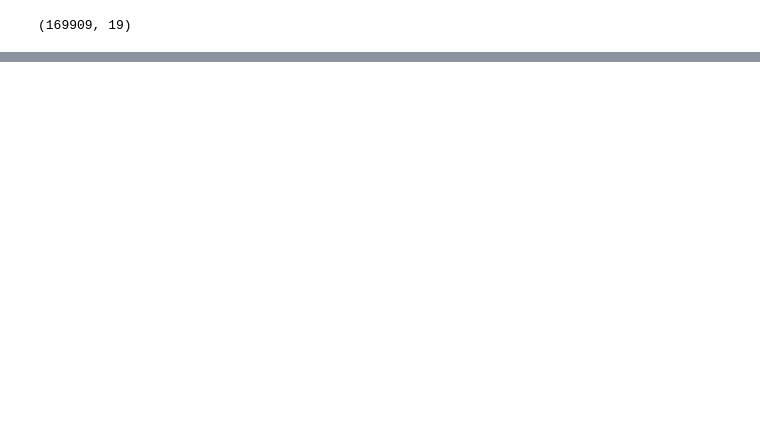
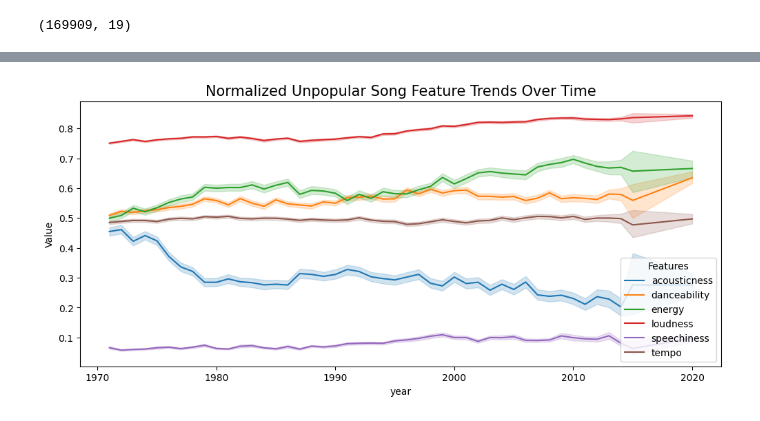
Before and after one commit to yt1653/1018_time_series_project, a Jupyter notebook: arima.ipynb, the cells around one changed output, grey strips where cells are left out. Cells and saved outputs as stored; diff of their text form; code cells hidden in the pictures; blank space fills up the shorter version.

```diff
--- a/arima.ipynb
+++ b/arima.ipynb
@@ -17,0 +112,15 @@ df.shape
+# %%
+# Visualize unpopular songs df feature trends over time
+plt.figure(figsize=(12, 5))
+plt.title("Normalized Unpopular Song Feature Trends Over Time", fontdict={"fontsize": 15})
+
+lines = ['acousticness', 'danceability', 'energy', 'loudness', 'speechiness', 'tempo']
+
+for line in lines:
+    sns.lineplot(x='year', y=line, data=unpopular_df, label=line)
+
+plt.ylabel("Value")
+plt.legend(title="Features")
+plt.show()
+# %% [output]
+[figure, added]
```
Also changed, not shown: parts of 32 cells of this notebook, 1 other file.
